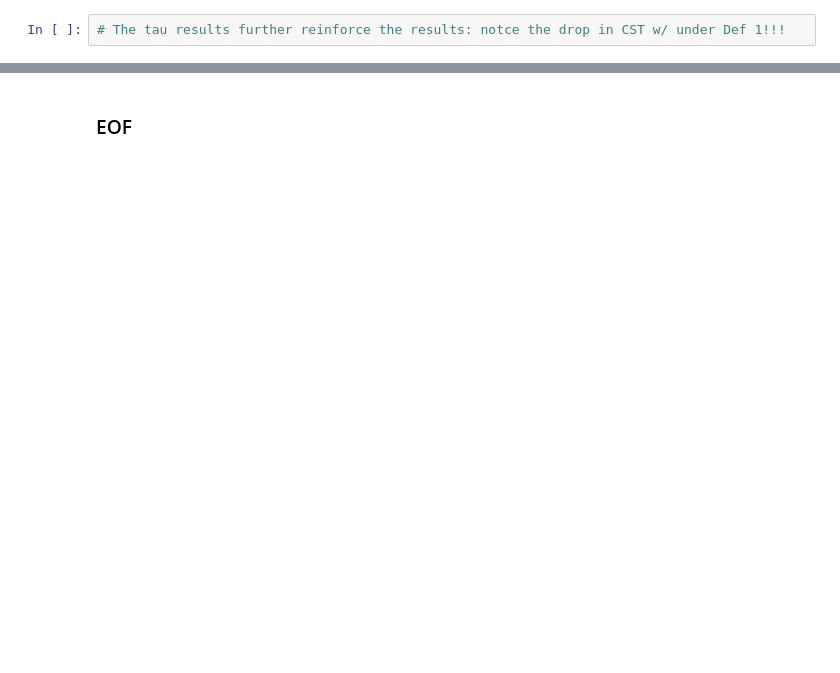
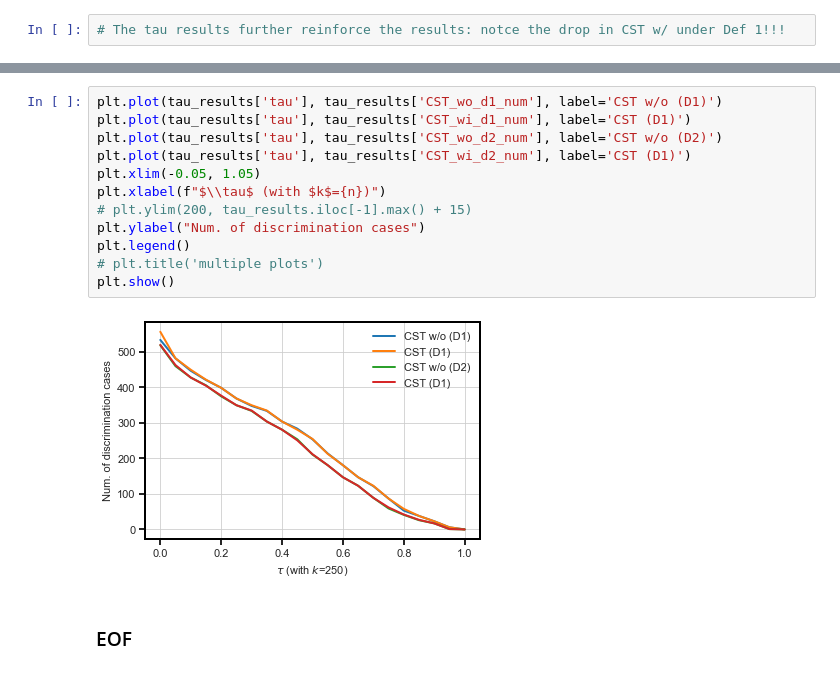
Before and after one commit to cc-jalvarez/counterfactual-situation-testing, a Jupyter notebook: src/analysis_loan_application_TheTwoCSTs.ipynb, the cells around one changed output, grey strips where cells are left out. Saved outputs shown, nothing was run; the diff lists cells and outputs as text; blank space fills up the shorter version.

```diff
--- a/src/analysis_loan_application_TheTwoCSTs.ipynb
+++ b/src/analysis_loan_application_TheTwoCSTs.ipynb
@@ -527,2 +663,16 @@ plt.show()
+# %%
+plt.plot(tau_results['tau'], tau_results['CST_wo_d1_num'], label='CST w/o (D1)')
+plt.plot(tau_results['tau'], tau_results['CST_wi_d1_num'], label='CST (D1)')
+plt.plot(tau_results['tau'], tau_results['CST_wo_d2_num'], label='CST w/o (D2)')
+plt.plot(tau_results['tau'], tau_results['CST_wi_d2_num'], label='CST (D1)')
+plt.xlim(-0.05, 1.05)
+plt.xlabel(f"$\\tau$ (with $k$={n})")
+# plt.ylim(200, tau_results.iloc[-1].max() + 15)
+plt.ylabel("Num. of discrimination cases")
+plt.legend()
+# plt.title('multiple plots')
+plt.show()
+# %% [output]
+[figure, added]
 # %% [markdown]
 ### EOF
```
Also changed, not shown: parts of 10 cells of this notebook.
